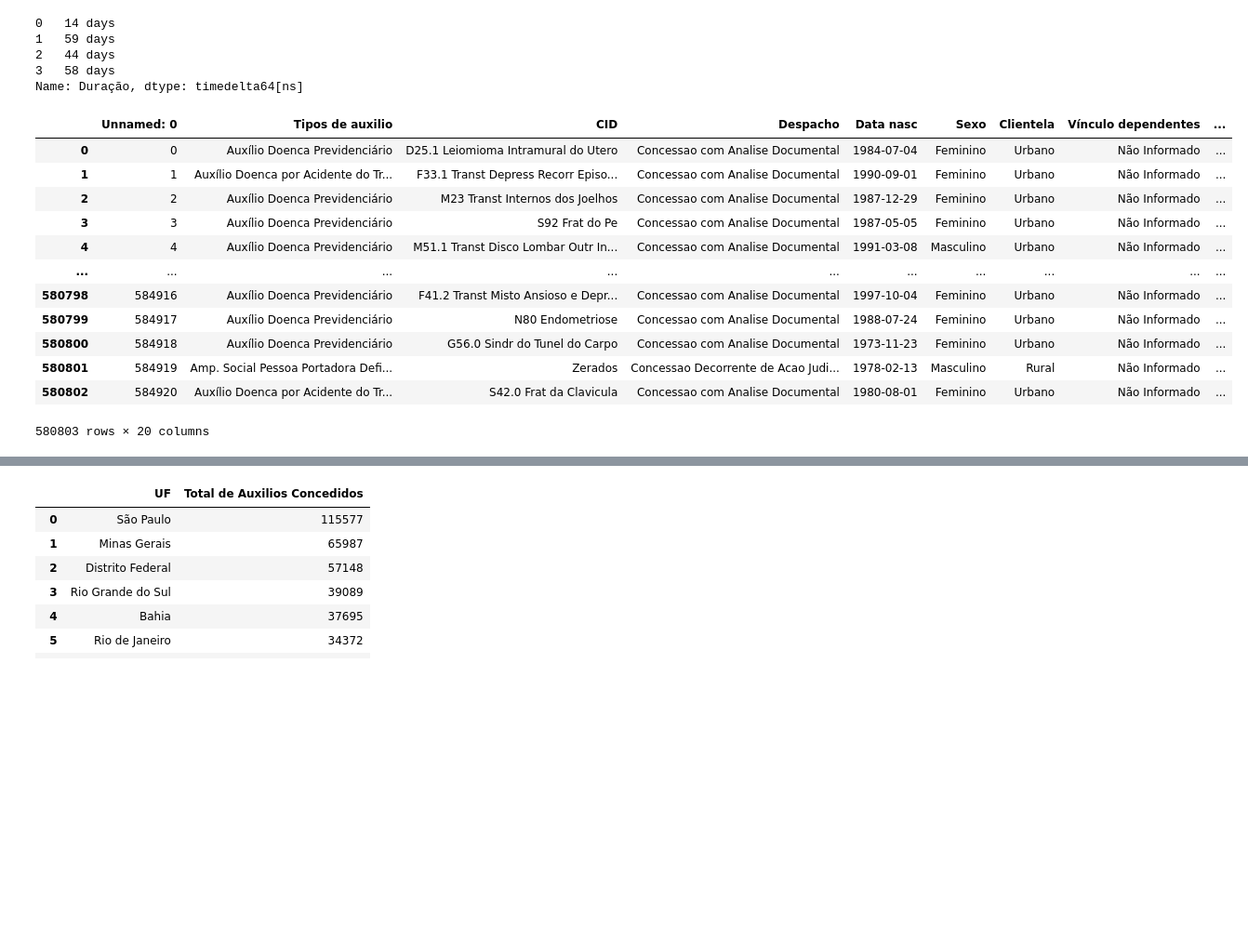
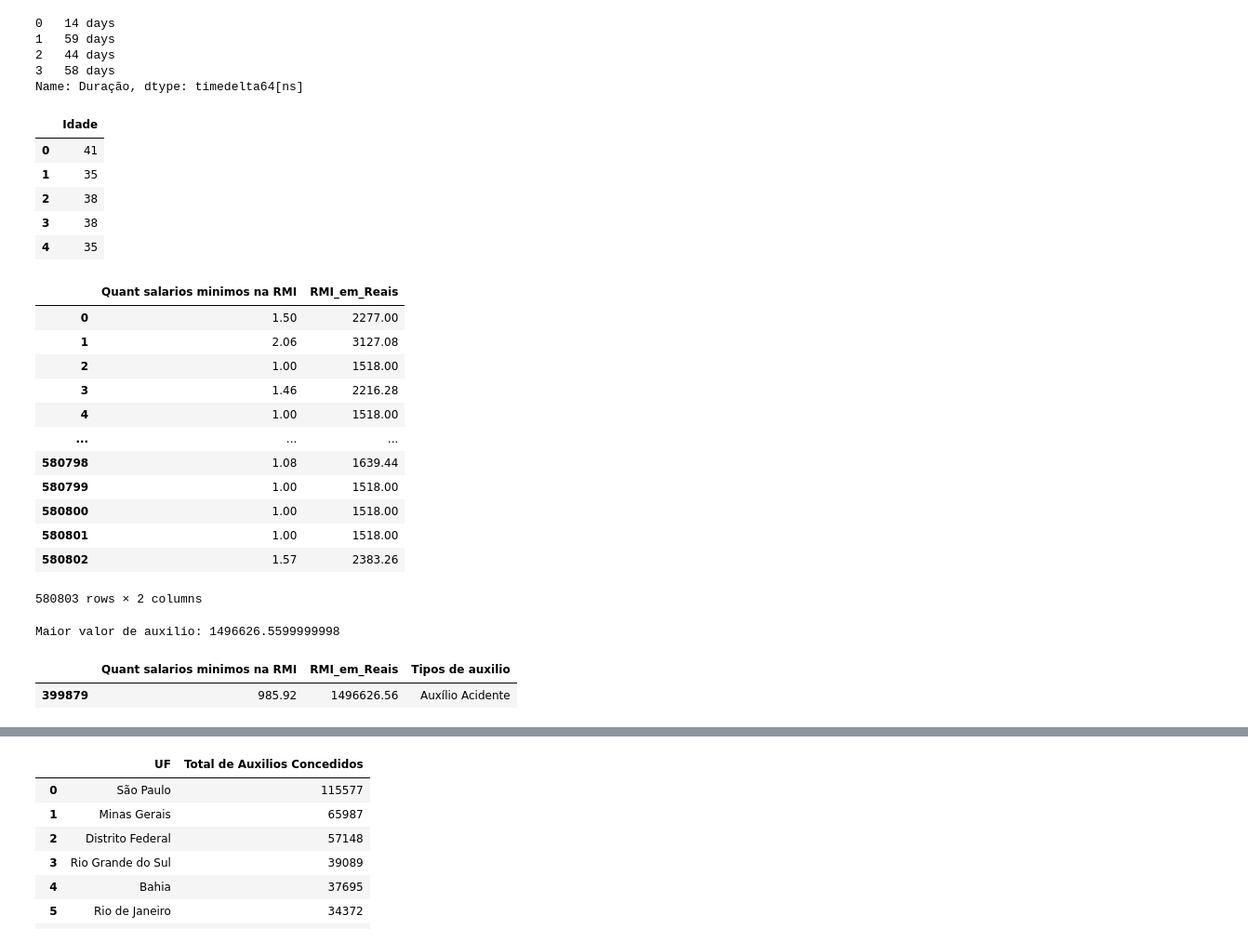
Before and after one commit to Estressei/ProjetoTrilhaDados, a Jupyter notebook: main.ipynb, the cells around one changed output, grey strips where cells are left out. Shown at 93% size. Saved outputs shown, nothing was run; the diff lists cells and outputs as text; code cells hidden in the pictures; blank space fills up the shorter version.

```diff
--- a/main.ipynb
+++ b/main.ipynb
@@ -234,19 +234,40 @@ Name: Duração, dtype: timedelta64[ns]
 # %%
 #Criando e calculando a coluna Idade
 auxilios['Data nasc'] = pd.to_datetime(auxilios['Data nasc'])
 auxilios['Idade'] = ((auxilios['Data DIB'] - auxilios['Data nasc']).dt.days / 365).round(0).astype('Int64')
-auxilios
+auxilios[['Idade']].head()
 # %% [output]
-|  | Unnamed: 0 | Tipos de auxilio | CID | Despacho | Data nasc | Sexo | Clientela | Vínculo dependentes | ... |
-| 0 | 0 | Auxílio Doenca Previdenciário | D25.1 Leiomioma Intramural do Utero | Concessao com Analise Documental | 1984-07-04 | Feminino | Urbano | Não Informado | ... |
-| 1 | 1 | Auxílio Doenca por Acidente do Tr... | F33.1 Transt Depress Recorr Episo... | Concessao com Analise Documental | 1990-09-01 | Feminino | Urbano | Não Informado | ... |
-| 2 | 2 | Auxílio Doenca Previdenciário | M23 Transt Internos dos Joelhos | Concessao com Analise Documental | 1987-12-29 | Feminino | Urbano | Não Informado | ... |
-| 3 | 3 | Auxílio Doenca Previdenciário | S92 Frat do Pe | Concessao com Analise Documental | 1987-05-05 | Feminino | Urbano | Não Informado | ... |
-| 4 | 4 | Auxílio Doenca Previdenciário | M51.1 Transt Disco Lombar Outr In... | Concessao com Analise Documental | 1991-03-08 | Masculino | Urbano | Não Informado | ... |
-| ... | ... | ... | ... | ... | ... | ... | ... | ... | ... |
-| 580798 | 584916 | Auxílio Doenca Previdenciário | F41.2 Transt Misto Ansioso e Depr... | Concessao com Analise Documental | 1997-10-04 | Feminino | Urbano | Não Informado | ... |
-| 580799 | 584917 | Auxílio Doenca Previdenciário | N80 Endometriose | Concessao com Analise Documental | 1988-07-24 | Feminino | Urbano | Não Informado | ... |
-| 580800 | 584918 | Auxílio Doenca Previdenciário | G56.0 Sindr do Tunel do Carpo | Concessao com Analise Documental | 1973-11-23 | Feminino | Urbano | Não Informado | ... |
-| 580801 | 584919 | Amp. Social Pessoa Portadora Defi... | Zerados | Concessao Decorrente de Acao Judi... | 1978-02-13 | Masculino | Rural | Não Informado | ... |
-| 580802 | 584920 | Auxílio Doenca por Acidente do Tr... | S42.0 Frat da Clavicula | Concessao com Analise Documental | 1980-08-01 | Feminino | Urbano | Não Informado | ... |
+|  | Idade |
+| 0 | 41 |
+| 1 | 35 |
+| 2 | 38 |
+| 3 | 38 |
+| 4 | 35 |
-580803 rows × 20 columns
+# %%
+#Criando e Calculando RMI em Reais
+salario_minimo = 1518.00
+
+auxilios['RMI_em_Reais'] = auxilios['Quant salarios minimos na RMI'] * salario_minimo
+auxilios[['Quant salarios minimos na RMI', 'RMI_em_Reais']]
+# %% [output]
+|  | Quant salarios minimos na RMI | RMI_em_Reais |
+| 0 | 1.50 | 2277.00 |
+| 1 | 2.06 | 3127.08 |
+| 2 | 1.00 | 1518.00 |
+| 3 | 1.46 | 2216.28 |
+| 4 | 1.00 | 1518.00 |
+| ... | ... | ... |
+| 580798 | 1.08 | 1639.44 |
+| 580799 | 1.00 | 1518.00 |
+| 580800 | 1.00 | 1518.00 |
+| 580801 | 1.00 | 1518.00 |
+| 580802 | 1.57 | 2383.26 |
+580803 rows × 2 columns
+# %%
+print(f"Maior valor de auxilio: {auxilios['RMI_em_Reais'].max()}")
+maior_salario = auxilios[auxilios['RMI_em_Reais'] == 1496626.5599999998]
+maior_salario[['Quant salarios minimos na RMI','RMI_em_Reais','Tipos de auxilio']]
+# %% [output]
+Maior valor de auxilio: 1496626.5599999998
+|  | Quant salarios minimos na RMI | RMI_em_Reais | Tipos de auxilio |
+| 399879 | 985.92 | 1496626.56 | Auxílio Acidente |
```
Also changed, not shown: parts of 4 cells of this notebook, 1 other file.
